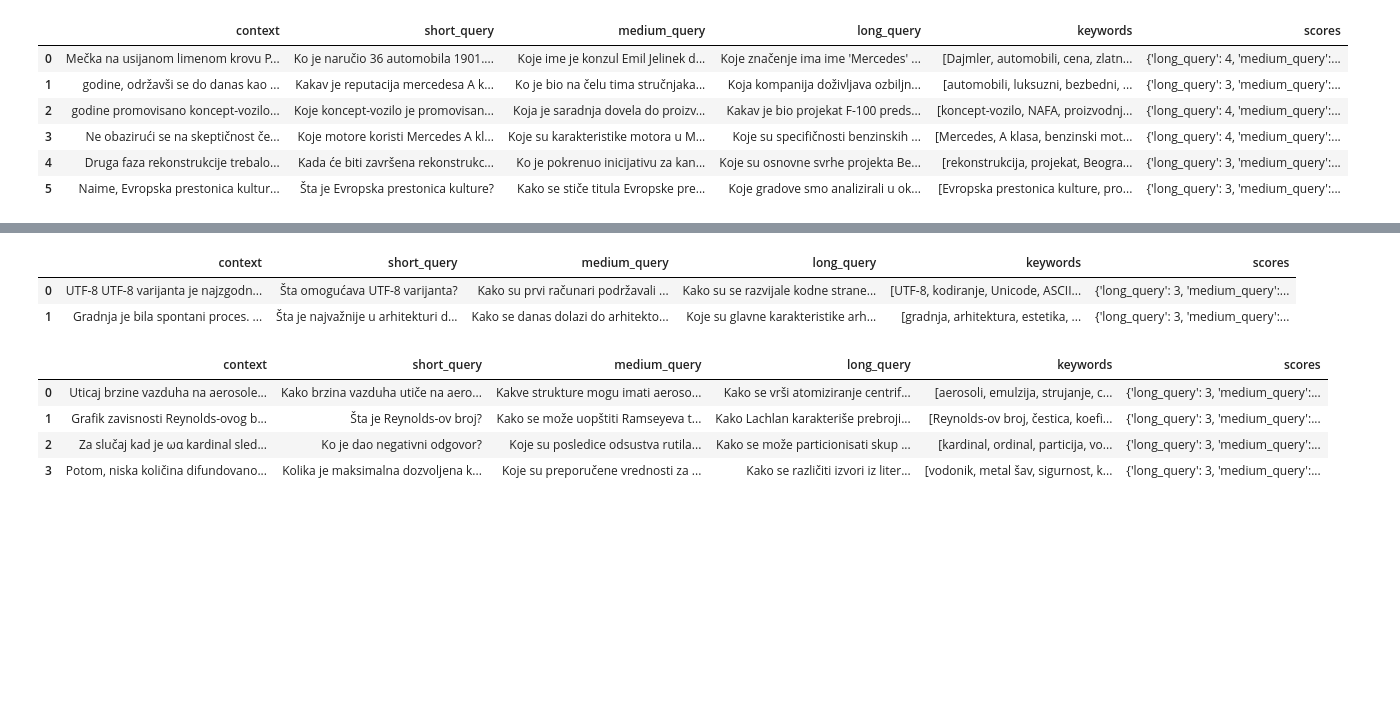
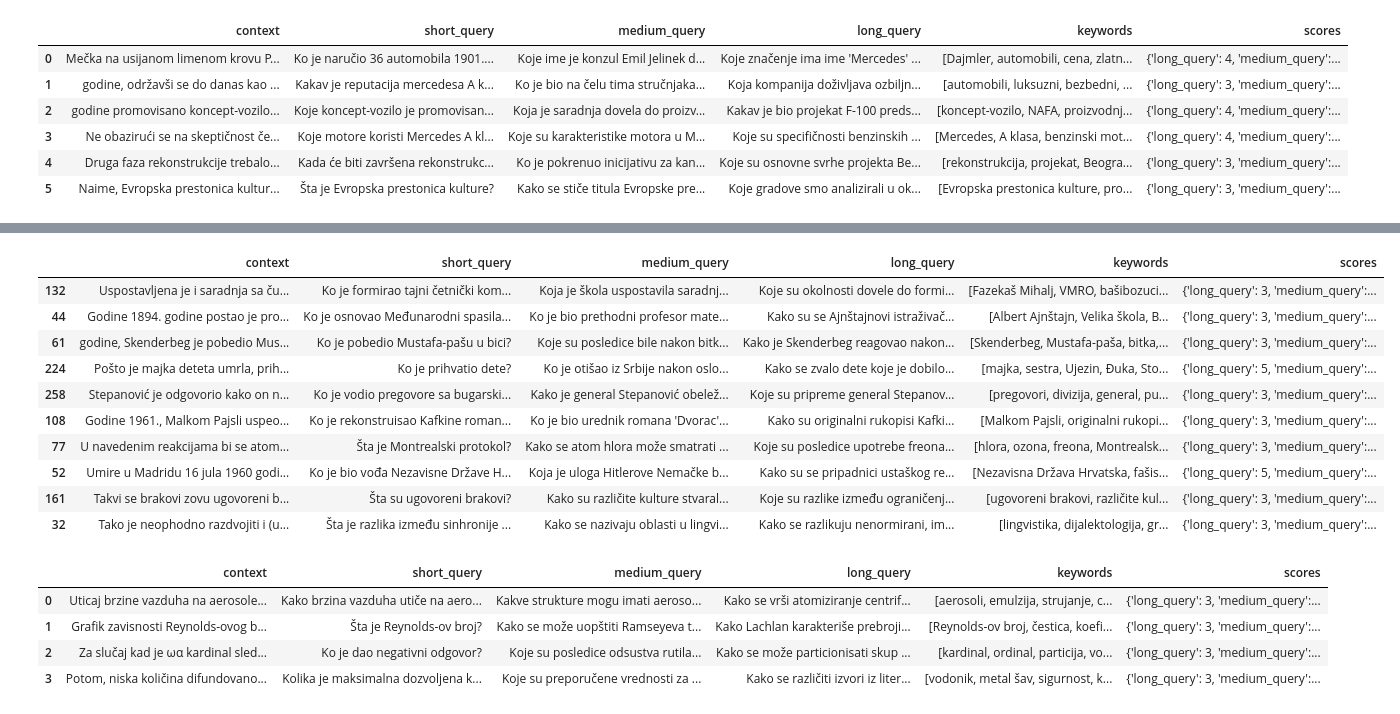
Before and after one commit to smartcat-labs/SRBedding, a Jupyter notebook: training_dataset/notebooks/test_selena.ipynb, the cells around one changed output, grey strips where cells are left out. Drawn from its saved outputs; the diff is of its cells as text; code cells hidden in the pictures; blank space fills up the shorter version.

```diff
--- a/training_dataset/notebooks/test_selena.ipynb
+++ b/training_dataset/notebooks/test_selena.ipynb
@@ -118,12 +124,22 @@ df_literature
 | 1 | U njemu je Srem sa svojim gorama ... | Gde se nalazi Srem? | Kako su opisani konji u tekstu i ... | Kakav je bio opis konja u tekstu ... | [Srem, gora, dolina, voćnjak, konj] | {'long_query': 5, 'medium_query':... |
 | 2 | Posle kratkog ćutanja Bačvanin pr... | Imali ste kravu? | Kako biste opisali vašu kravu i n... | Kako se promenila vaša imovina od... | [krava, teletom, žena, žitnica, h... | {'long_query': 3, 'medium_query':... |
 | 3 | Bog mu dao toliko sreće i dobra, ... | Ko je pomogao sirotinji? | Kako sirotinja prima pomoć od mla... | Kako je sirotinja opisala pomoć k... | [sreća, blagoslov, sirotinja, lju... | {'long_query': 4, 'medium_query':... |
-# %%
-df_wiki
-# %% [output]
-|  | context | short_query | medium_query | long_query | keywords | scores |
-| 0 | UTF-8 UTF-8 varijanta je najzgodn... | Šta omogućava UTF-8 varijanta? | Kako su prvi računari podržavali ... | Kako su se razvijale kodne strane... | [UTF-8, kodiranje, Unicode, ASCII... | {'long_query': 3, 'medium_query':... |
-| 1 | Gradnja je bila spontani proces. ... | Šta je najvažnije u arhitekturi d... | Kako se danas dolazi do arhitekto... | Koje su glavne karakteristike arh... | [gradnja, arhitektura, estetika, ... | {'long_query': 3, 'medium_query':... |
+# %%
+pd.set_option('display.max_colwidth', None)  # None means no limit on column width
+pd.set_option('display.width', 300)
+df_wiki.sample(n=10)
+# %% [output]
+|  | context | short_query | medium_query | long_query | keywords | scores |
+| 132 | Uspostavljena je i saradnja sa ču... | Ko je formirao tajni četnički kom... | Koja je škola uspostavila saradnj... | Koje su okolnosti dovele do formi... | [Fazekaš Mihalj, VMRO, bašibozuci... | {'long_query': 3, 'medium_query':... |
+| 44 | Godine 1894. godine postao je pro... | Ko je osnovao Međunarodni spasila... | Ko je bio prethodni profesor mate... | Kako su se Ajnštajnovi istraživač... | [Albert Ajnštajn, Velika škola, B... | {'long_query': 3, 'medium_query':... |
+| 61 | godine, Skenderbeg je pobedio Mus... | Ko je pobedio Mustafa-pašu u bici? | Koje su posledice bile nakon bitk... | Kako je Skenderbeg reagovao nakon... | [Skenderbeg, Mustafa-paša, bitka,... | {'long_query': 3, 'medium_query':... |
+| 224 | Pošto je majka deteta umrla, prih... | Ko je prihvatio dete? | Ko je otišao iz Srbije nakon oslo... | Kako se zvalo dete koje je dobilo... | [majka, sestra, Ujezin, Đuka, Sto... | {'long_query': 5, 'medium_query':... |
+| 258 | Stepanović je odgovorio kako on n... | Ko je vodio pregovore sa bugarski... | Kako je general Stepanović obelež... | Koje su pripreme general Stepanov... | [pregovori, divizija, general, pu... | {'long_query': 3, 'medium_query':... |
+| 108 | Godine 1961., Malkom Pajsli uspeo... | Ko je rekonstruisao Kafkine roman... | Ko je bio urednik romana 'Dvorac'... | Kako su originalni rukopisi Kafki... | [Malkom Pajsli, originalni rukopi... | {'long_query': 3, 'medium_query':... |
+| 77 | U navedenim reakcijama bi se atom... | Šta je Montrealski protokol? | Kako se atom hlora može smatrati ... | Koje su posledice upotrebe freona... | [hlora, ozona, freona, Montrealsk... | {'long_query': 3, 'medium_query':... |
+| 52 | Umire u Madridu 16 jula 1960 godi... | Ko je bio vođa Nezavisne Države H... | Koja je uloga Hitlerove Nemačke b... | Kako su se pripadnici ustaškog re... | [Nezavisna Država Hrvatska, fašis... | {'long_query': 5, 'medium_query':... |
+| 161 | Takvi se brakovi zovu ugovoreni b... | Šta su ugovoreni brakovi? | Kako su različite kulture stvaral... | Koje su razlike između ograničenj... | [ugovoreni brakovi, različite kul... | {'long_query': 3, 'medium_query':... |
+| 32 | Tako je neophodno razdvojiti i (u... | Šta je razlika između sinhronije ... | Kako se nazivaju oblasti u lingvi... | Kako se razlikuju nenormirani, im... | [lingvistika, dijalektologija, gr... | {'long_query': 3, 'medium_query':... |
 # %%
 df_science
 # %% [output]
```
Also changed, not shown: parts of 1 cell of this notebook, 12 other files.
